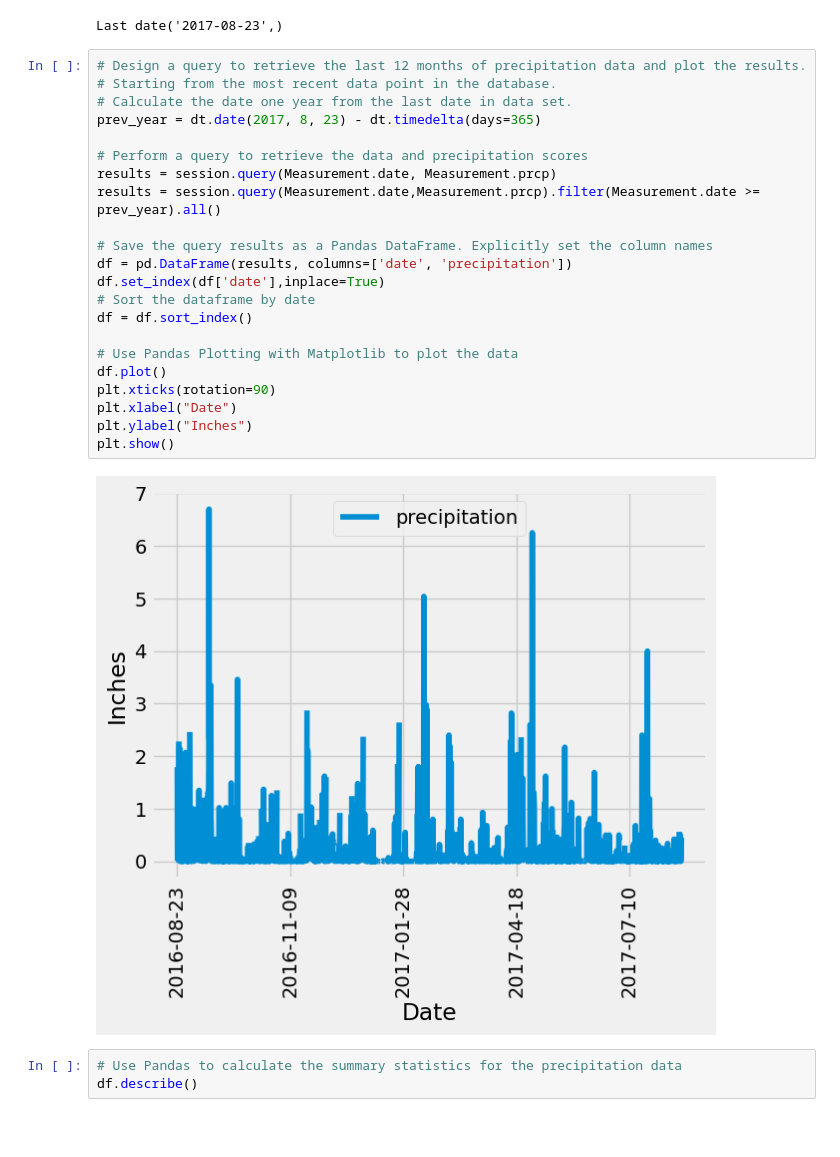
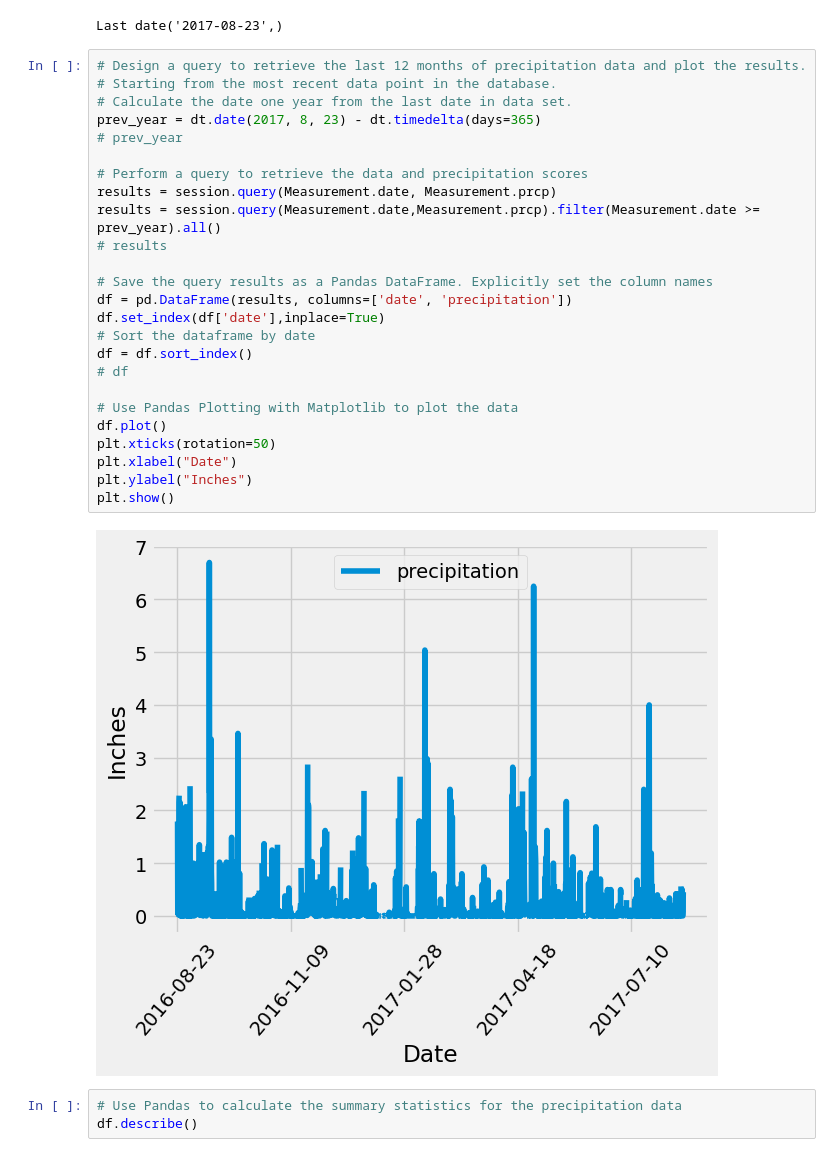
Before and after one commit to jepowers65/sqlalchemy-challenge, a Jupyter notebook: SurfsUp/climate_analysis.ipynb, the cells around one changed output. Saved outputs shown, nothing was run; the diff lists cells and outputs as text; blank space fills up the shorter version.

```diff
--- a/SurfsUp/climate_analysis.ipynb
+++ b/SurfsUp/climate_analysis.ipynb
@@ -49,27 +49,30 @@ Last date('2017-08-23',)
 # %%
 # Design a query to retrieve the last 12 months of precipitation data and plot the results.
 # Starting from the most recent data point in the database.
 # Calculate the date one year from the last date in data set.
 prev_year = dt.date(2017, 8, 23) - dt.timedelta(days=365)
+# prev_year
 
 # Perform a query to retrieve the data and precipitation scores
 results = session.query(Measurement.date, Measurement.prcp)
 results = session.query(Measurement.date,Measurement.prcp).filter(Measurement.date >= prev_year).all()
+# results
 
 # Save the query results as a Pandas DataFrame. Explicitly set the column names
 df = pd.DataFrame(results, columns=['date', 'precipitation'])
 df.set_index(df['date'],inplace=True)
 # Sort the dataframe by date
 df = df.sort_index()
+# df
 
 # Use Pandas Plotting with Matplotlib to plot the data
 df.plot()
-plt.xticks(rotation=90)
+plt.xticks(rotation=50)
 plt.xlabel("Date")
 plt.ylabel("Inches")
 plt.show()
 # %% [output]
-[figure, old version]
+[figure, new version]
 # %%
 # Use Pandas to calculate the summary statistics for the precipitation data
 df.describe()
```
Also changed, not shown: parts of 3 cells of this notebook, 1 other file.
